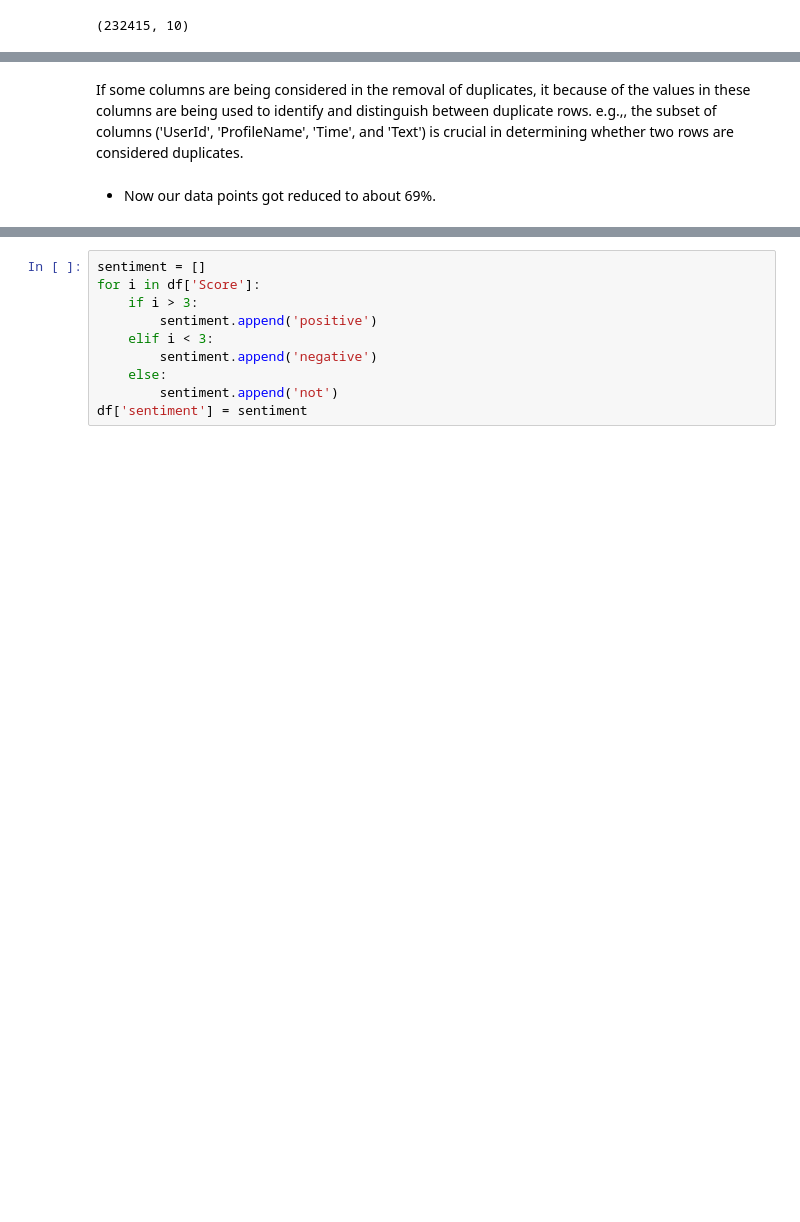
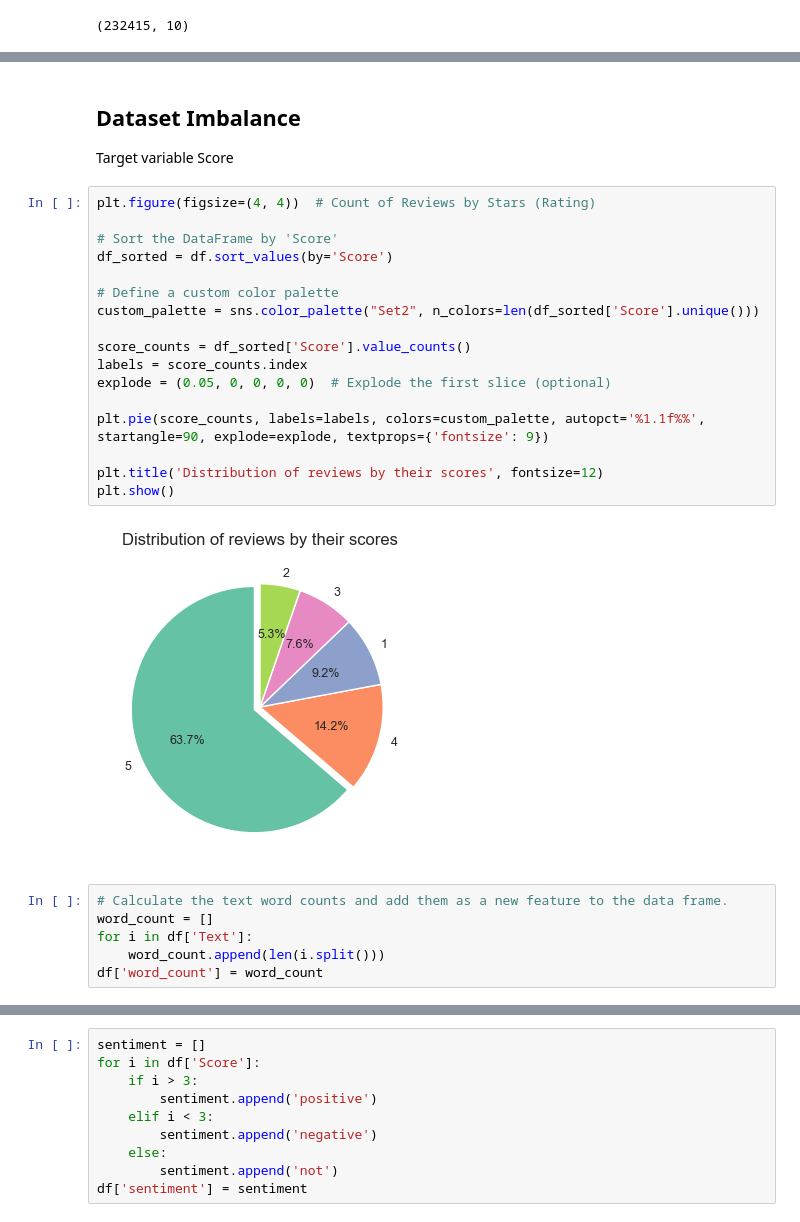
Before and after one commit to 87tana/NLP_SentimentAnalysis, a Jupyter notebook: EDA Feature Engineering Text Preprocessing.ipynb, the cells around one changed output, grey strips where cells are left out. Cells and saved outputs as stored; diff of their text form; blank space fills up the shorter version.

```diff
--- a/EDA Feature Engineering Text Preprocessing.ipynb
+++ b/EDA Feature Engineering Text Preprocessing.ipynb
@@ -171,4 +175,28 @@ Percentage of the remaining sampels: 69.3%
-# %% [markdown]
-If some columns are being considered in the removal of duplicates, it because of the values in these columns are being used to identify and distinguish between duplicate rows. e.g.,, the subset of columns ('UserId', 'ProfileName', 'Time', and 'Text') is crucial in determining whether two rows are considered duplicates.
-# %% [markdown]
-- Now our data points got reduced to about 69%.
+# %% [markdown]
+## Dataset Imbalance
+ Target variable Score
+# %%
+plt.figure(figsize=(4, 4))  # Count of Reviews by Stars (Rating)
+
+# Sort the DataFrame by 'Score'
+df_sorted = df.sort_values(by='Score')
+
+# Define a custom color palette
+custom_palette = sns.color_palette("Set2", n_colors=len(df_sorted['Score'].unique()))
+
+score_counts = df_sorted['Score'].value_counts()
+labels = score_counts.index
+explode = (0.05, 0, 0, 0, 0)  # Explode the first slice (optional)
+
+plt.pie(score_counts, labels=labels, colors=custom_palette, autopct='%1.1f%%', startangle=90, explode=explode, textprops={'fontsize': 9})
+
+plt.title('Distribution of reviews by their scores', fontsize=12)
+plt.show()
+# %% [output]
+[figure, new version]
+# %%
+# Calculate the text word counts and add them as a new feature to the data frame.
+word_count = []
+for i in df['Text']:
+    word_count.append(len(i.split()))
+df['word_count'] = word_count
```
Also changed, not shown: parts of 111 cells of this notebook.
